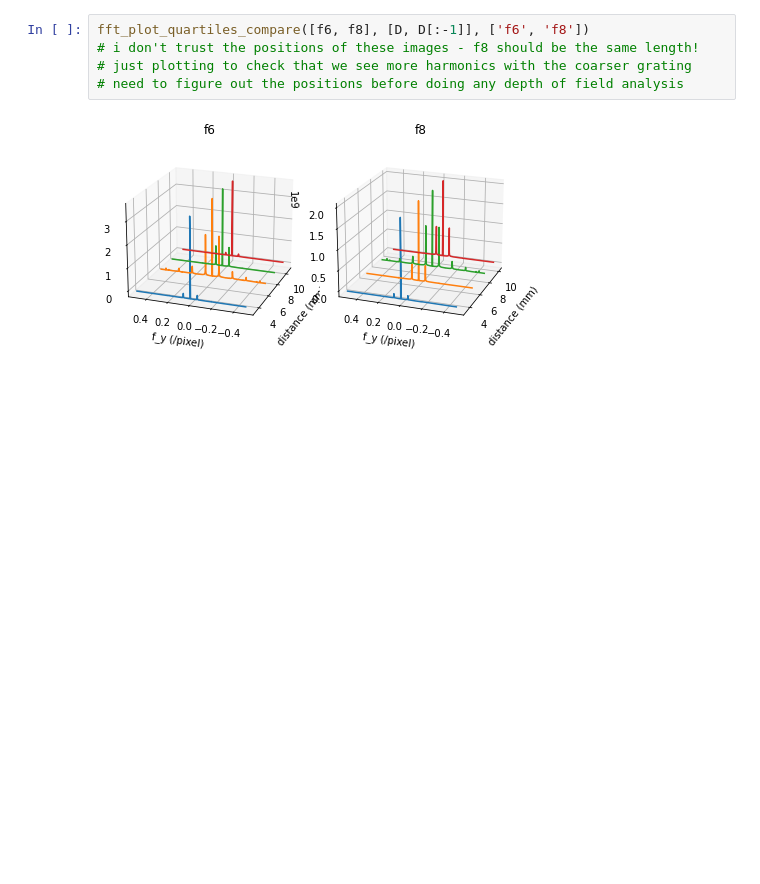
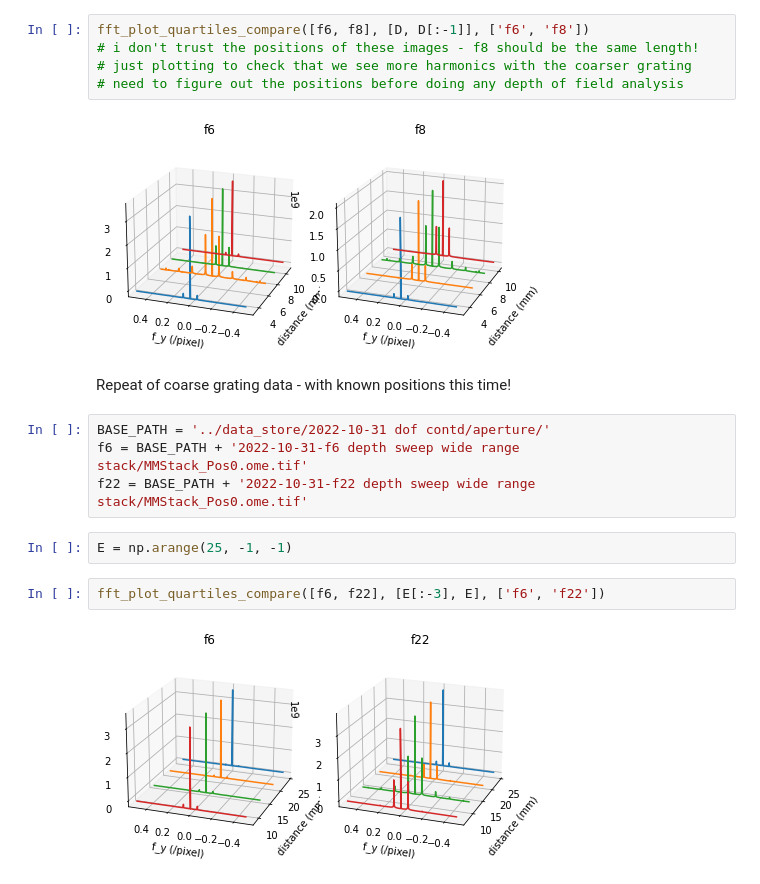
Before and after one commit to kwokkenton/optea, a Jupyter notebook: srayan_dof.ipynb, the cells around one changed output. Saved outputs shown, nothing was run; the diff lists cells and outputs as text; blank space fills up the shorter version.

```diff
--- a/srayan_dof.ipynb
+++ b/srayan_dof.ipynb
@@ -217,3 +221,15 @@ fft_plot_quartiles_compare([f6, f8], [D, D[:-1]], ['f6', 'f8'])
 # need to figure out the positions before doing any depth of field analysis
 # %% [output]
 [figure]
+# %% [markdown]
+Repeat of coarse grating data - with known positions this time!
+# %%
+BASE_PATH = '../data_store/2022-10-31 dof contd/aperture/'
+f6 = BASE_PATH + '2022-10-31-f6 depth sweep wide range stack/MMStack_Pos0.ome.tif'
+f22 = BASE_PATH + '2022-10-31-f22 depth sweep wide range stack/MMStack_Pos0.ome.tif'
+# %%
+E = np.arange(25, -1, -1)
+# %%
+fft_plot_quartiles_compare([f6, f22], [E[:-3], E], ['f6', 'f22'])
+# %% [output]
+[figure, added]
```
Also changed, not shown: parts of 15 cells of this notebook, 2 other files.
